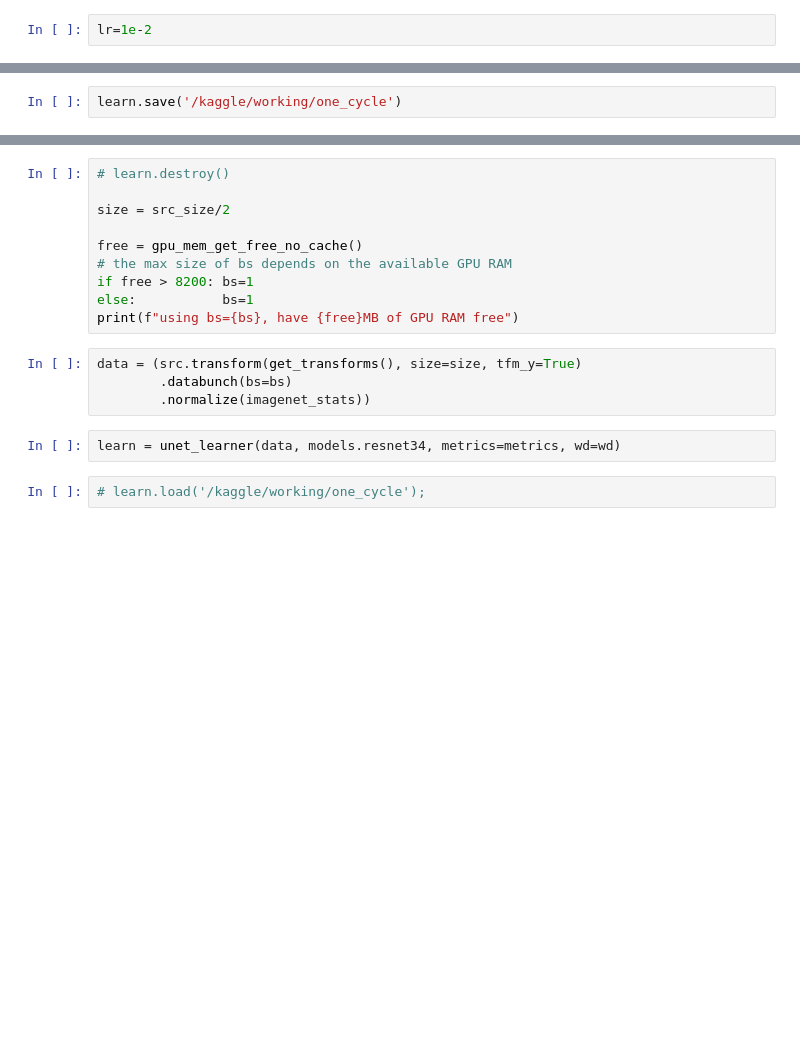
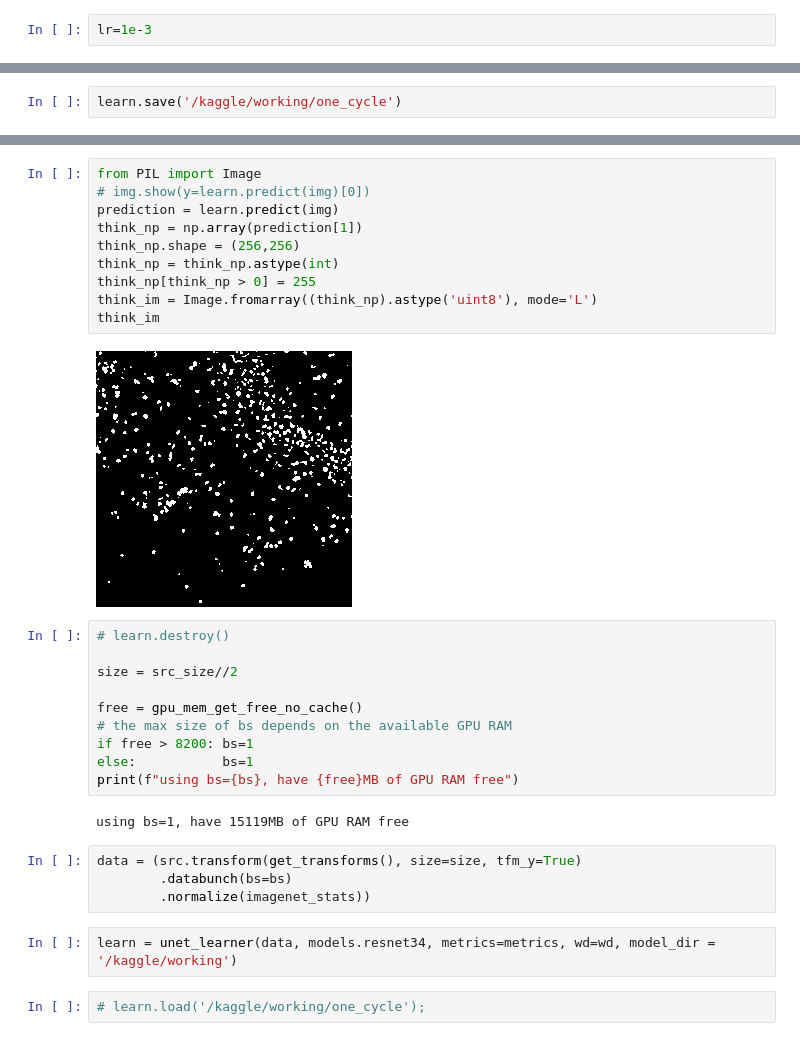
Before and after one commit to Simurgh818/UCSF_QBI_Hackathon_ImageSegmentor, a Jupyter notebook: QBI Hackathon 2019 Unet.ipynb, the cells around one changed output, grey strips where cells are left out. Cells and saved outputs as stored; diff of their text form; blank space fills up the shorter version.

Commit message:
[ADD] 1024 unet

```diff
--- a/QBI Hackathon 2019 Unet.ipynb
+++ b/QBI Hackathon 2019 Unet.ipynb
@@ -82,4 +118,4 @@ learn.recorder.plot()
 # %%
-lr=1e-2
+lr=1e-3
 # %%
 learn.fit_one_cycle(10, slice(lr), pct_start=0.9)
@@ -90,19 +145,33 @@ learn.show_results(rows=3, figsize=(8,9))
+# %%
+from PIL import Image
+# img.show(y=learn.predict(img)[0])
+prediction = learn.predict(img)
+think_np = np.array(prediction[1])
+think_np.shape = (256,256)
+think_np = think_np.astype(int)
+think_np[think_np > 0] = 255
+think_im = Image.fromarray((think_np).astype('uint8'), mode='L')
+think_im
+# %% [output]
+[figure, added]
 # %%
 # learn.destroy()
 
-size = src_size/2
+size = src_size//2
 
 free = gpu_mem_get_free_no_cache()
 # the max size of bs depends on the available GPU RAM
 if free > 8200: bs=1
 else:           bs=1
 print(f"using bs={bs}, have {free}MB of GPU RAM free")
+# %% [output]
+using bs=1, have 15119MB of GPU RAM free
 # %%
 data = (src.transform(get_transforms(), size=size, tfm_y=True)
         .databunch(bs=bs)
         .normalize(imagenet_stats))
 # %%
-learn = unet_learner(data, models.resnet34, metrics=metrics, wd=wd)
+learn = unet_learner(data, models.resnet34, metrics=metrics, wd=wd, model_dir = '/kaggle/working')
 # %%
 # learn.load('/kaggle/working/one_cycle');
 # %%
```
Also changed, not shown: parts of 22 cells of this notebook.
